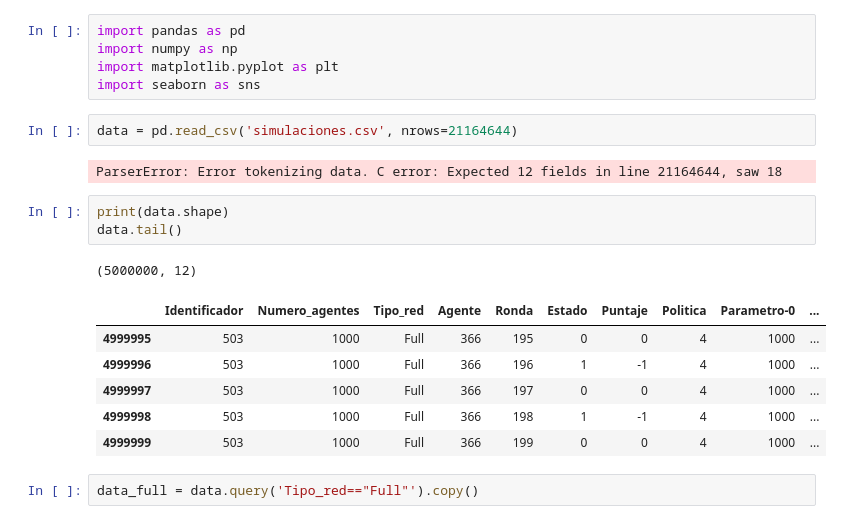
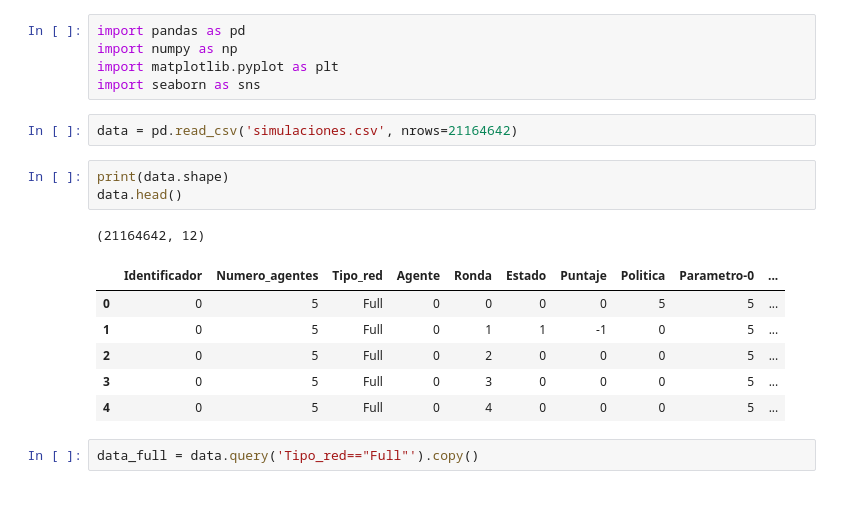
Before and after one commit to Slendercoder/SemilleroMSFS, a Jupyter notebook: Codigos/medidas.ipynb, the cells around one changed output. Saved outputs shown, nothing was run; the diff lists cells and outputs as text.

```diff
--- a/Codigos/medidas.ipynb
+++ b/Codigos/medidas.ipynb
@@ -4,20 +4,18 @@ import numpy as np
 import matplotlib.pyplot as plt
 import seaborn as sns
 # %%
-data = pd.read_csv('simulaciones.csv', nrows=21164644)
+data = pd.read_csv('simulaciones.csv', nrows=21164642)
-# %% [output]
-ParserError: Error tokenizing data. C error: Expected 12 fields in line 21164644, saw 18
 # %%
 print(data.shape)
-data.tail()
+data.head()
 # %% [output]
-(5000000, 12)
+(21164642, 12)
 |  | Identificador | Numero_agentes | Tipo_red | Agente | Ronda | Estado | Puntaje | Politica | Parametro-0 | ... |
-| 4999995 | 503 | 1000 | Full | 366 | 195 | 0 | 0 | 4 | 1000 | ... |
-| 4999996 | 503 | 1000 | Full | 366 | 196 | 1 | -1 | 4 | 1000 | ... |
-| 4999997 | 503 | 1000 | Full | 366 | 197 | 0 | 0 | 4 | 1000 | ... |
-| 4999998 | 503 | 1000 | Full | 366 | 198 | 1 | -1 | 4 | 1000 | ... |
-| 4999999 | 503 | 1000 | Full | 366 | 199 | 0 | 0 | 4 | 1000 | ... |
+| 0 | 0 | 5 | Full | 0 | 0 | 0 | 0 | 5 | 5 | ... |
+| 1 | 0 | 5 | Full | 0 | 1 | 1 | -1 | 0 | 5 | ... |
+| 2 | 0 | 5 | Full | 0 | 2 | 0 | 0 | 0 | 5 | ... |
+| 3 | 0 | 5 | Full | 0 | 3 | 0 | 0 | 0 | 5 | ... |
+| 4 | 0 | 5 | Full | 0 | 4 | 0 | 0 | 0 | 5 | ... |
 # %%
 data_full = data.query('Tipo_red=="Full"').copy()
 # %%
```
Also changed, not shown: parts of 10 cells of this notebook.
